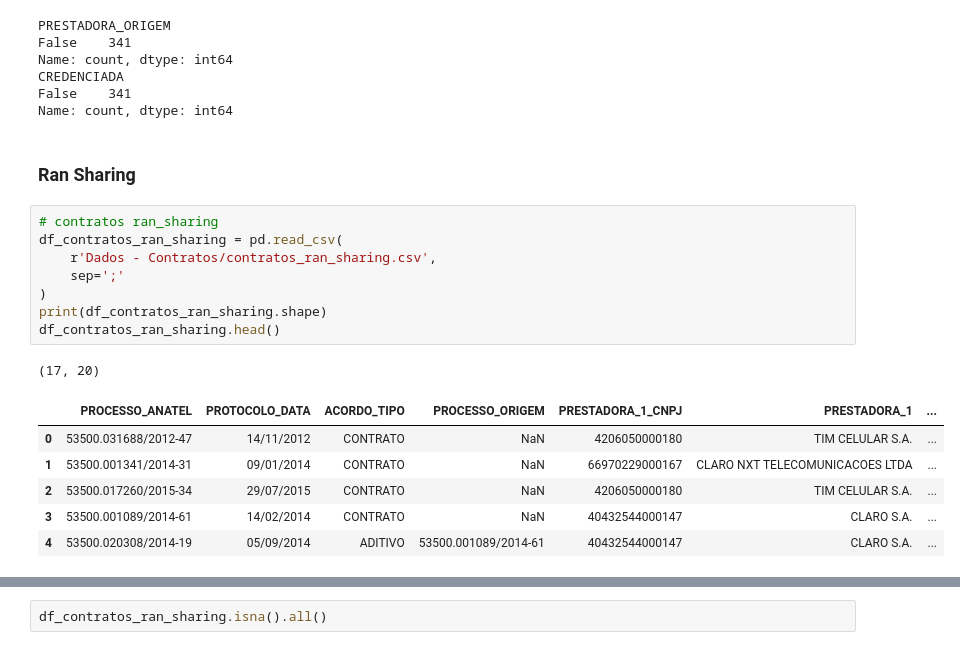
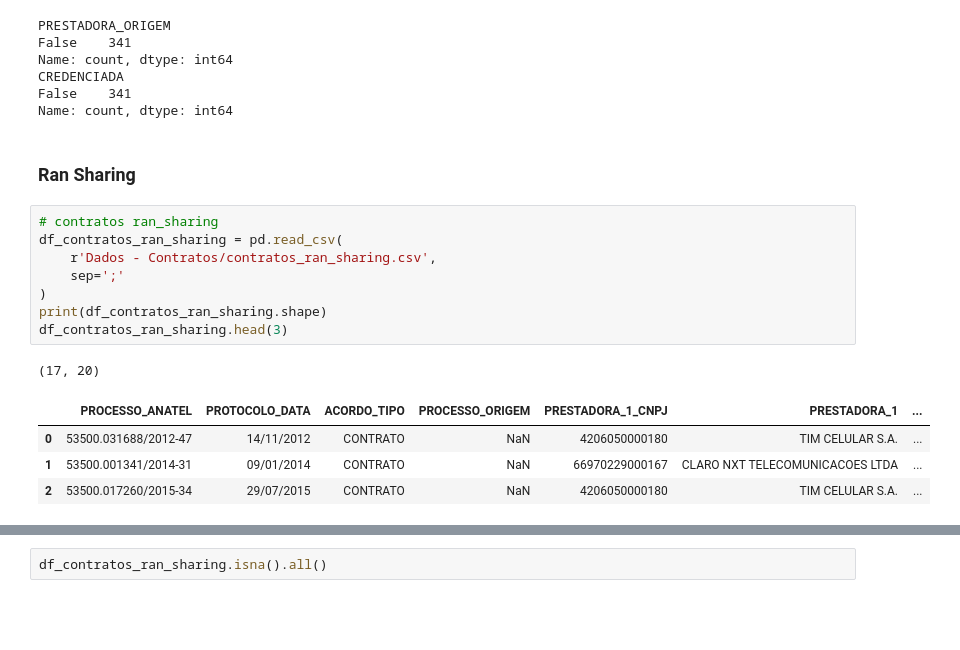
Before and after one commit to Dudz021/TP2-IBD, a Jupyter notebook: 00 - EDA.ipynb, the cells around one changed output, grey strips where cells are left out. Saved outputs shown, nothing was run; the diff lists cells and outputs as text; blank space fills up the shorter version.

```diff
--- a/00 - EDA.ipynb
+++ b/00 - EDA.ipynb
@@ -627,23 +628,21 @@ CREDENCIADA
 False    341
 Name: count, dtype: int64
 # %% [markdown]
-### Ran Sharing
+### **Ran Sharing**
 # %%
 # contratos ran_sharing
 df_contratos_ran_sharing = pd.read_csv(
     r'Dados - Contratos/contratos_ran_sharing.csv',
     sep=';'
 )
 print(df_contratos_ran_sharing.shape)
-df_contratos_ran_sharing.head()
+df_contratos_ran_sharing.head(3)
 # %% [output]
 (17, 20)
 |  | PROCESSO_ANATEL | PROTOCOLO_DATA | ACORDO_TIPO | PROCESSO_ORIGEM | PRESTADORA_1_CNPJ | PRESTADORA_1 | ... |
 | 0 | 53500.031688/2012-47 | 14/11/2012 | CONTRATO | NaN | 4206050000180 | TIM CELULAR S.A. | ... |
 | 1 | 53500.001341/2014-31 | 09/01/2014 | CONTRATO | NaN | 66970229000167 | CLARO NXT TELECOMUNICACOES LTDA | ... |
 | 2 | 53500.017260/2015-34 | 29/07/2015 | CONTRATO | NaN | 4206050000180 | TIM CELULAR S.A. | ... |
-| 3 | 53500.001089/2014-61 | 14/02/2014 | CONTRATO | NaN | 40432544000147 | CLARO S.A. | ... |
-| 4 | 53500.020308/2014-19 | 05/09/2014 | ADITIVO | 53500.001089/2014-61 | 40432544000147 | CLARO S.A. | ... |
 # %%
 df_contratos_ran_sharing['ACORDAO'].unique()
 # %% [output]
```
Also changed, not shown: parts of 33 cells of this notebook, 2 other files.
